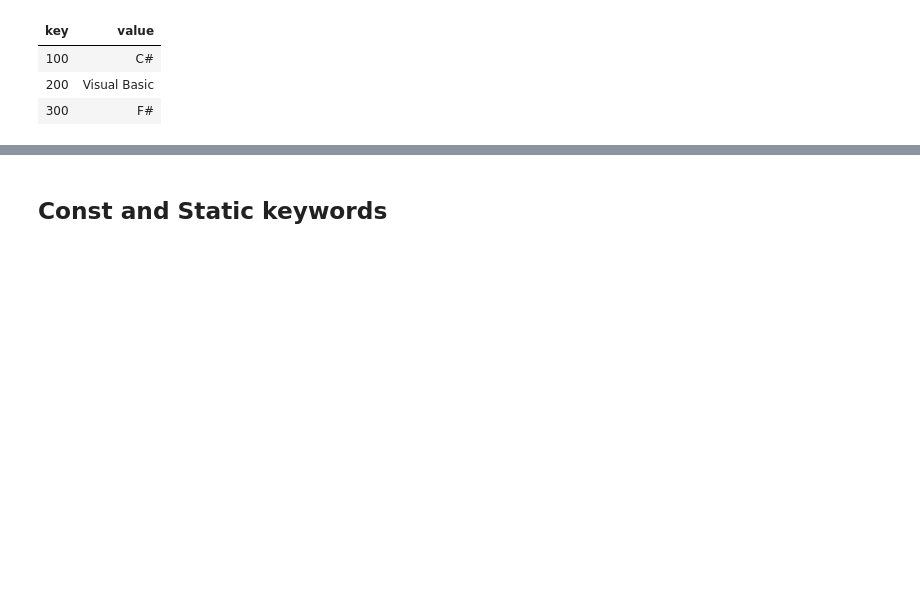
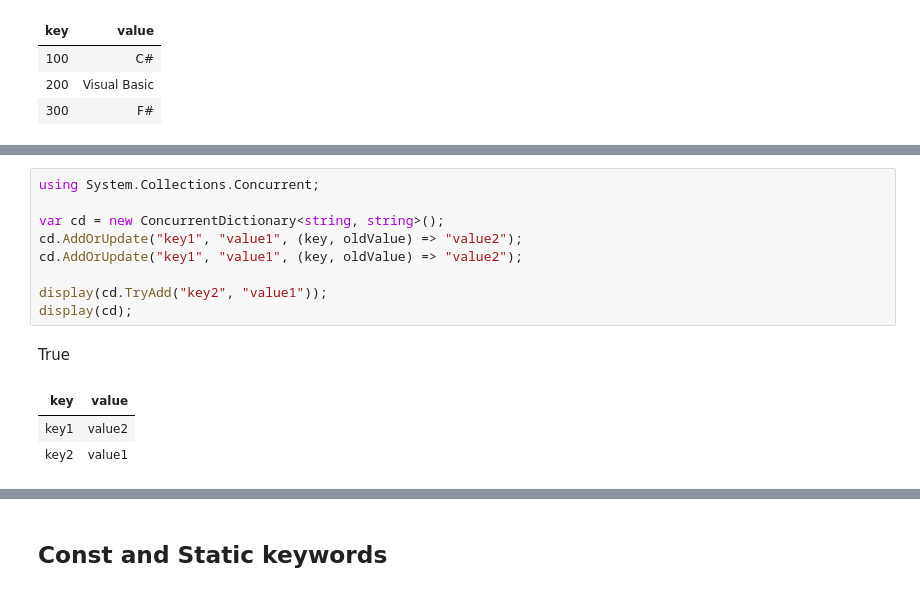
Before and after one commit to csharpfritz/csharp_with_csharpfritz, a Jupyter notebook: notebooks/0107-Errata_01.ipynb, the cells around one changed output, grey strips where cells are left out. Drawn from its saved outputs; the diff is of its cells as text; blank space fills up the shorter version.

```diff
--- a/notebooks/0107-Errata_01.ipynb
+++ b/notebooks/0107-Errata_01.ipynb
@@ -397,0 +450,14 @@ display(myDictionary);
+# %%
+using System.Collections.Concurrent;
+
+var cd = new ConcurrentDictionary<string, string>();
+cd.AddOrUpdate("key1", "value1", (key, oldValue) => "value2");
+cd.AddOrUpdate("key1", "value1", (key, oldValue) => "value2");
+
+display(cd.TryAdd("key2", "value1"));
+display(cd);
+# %% [output]
+True
+| key | value |
+| key1 | value2 |
+| key2 | value1 |
```
Also changed, not shown: parts of 7 cells of this notebook.
